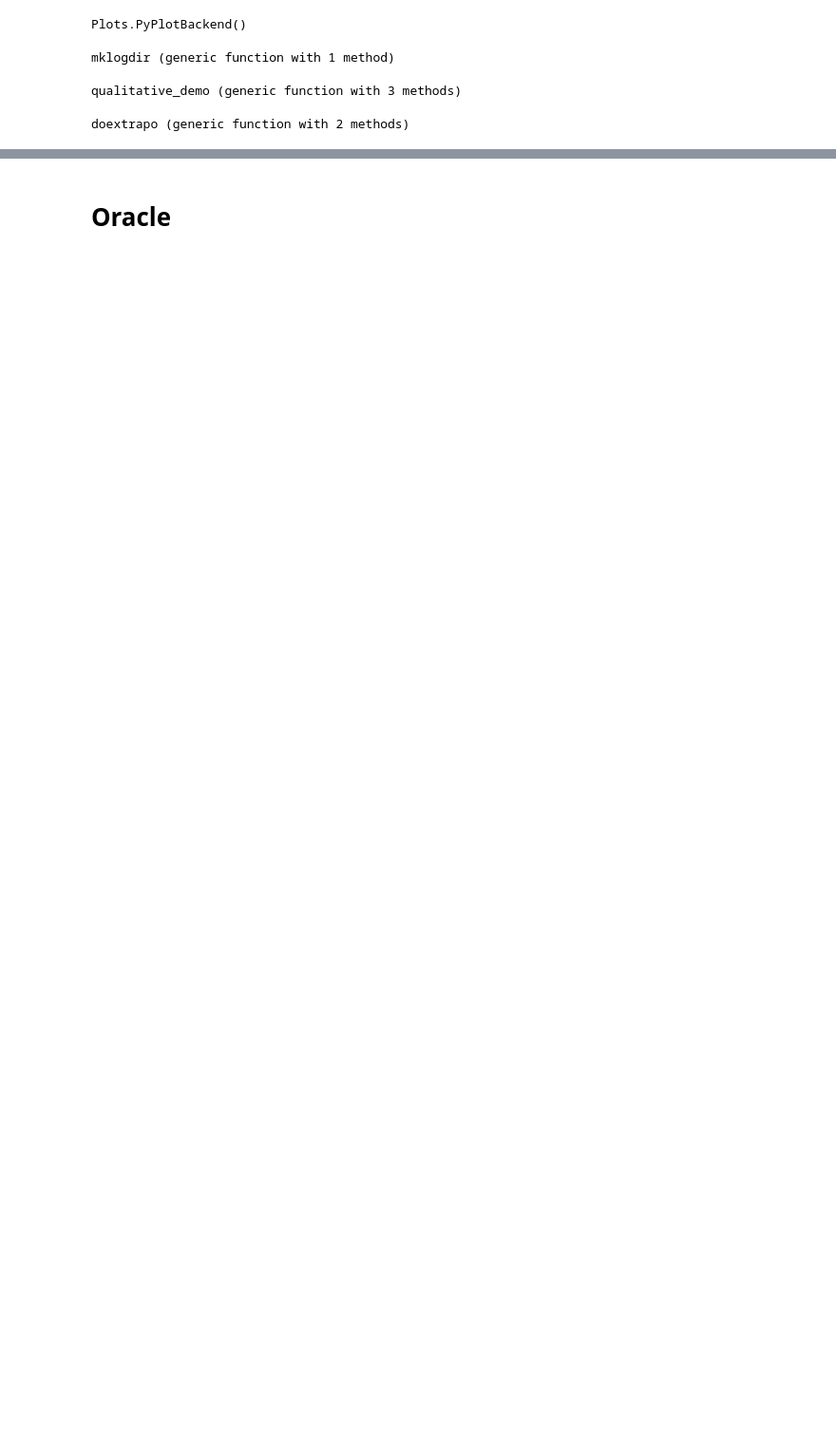
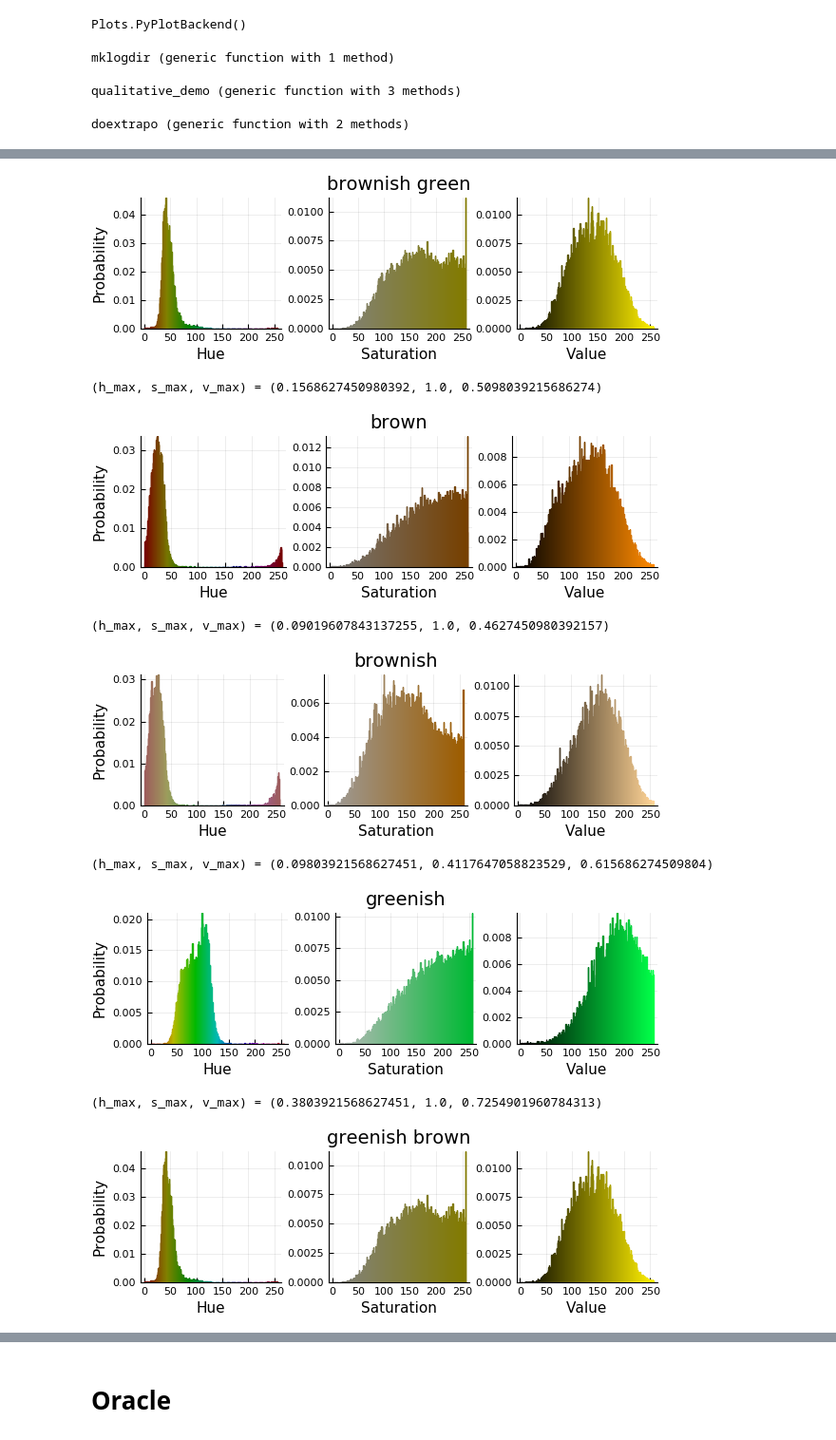
Before and after one commit to oxinabox/ColoringNames.jl, a Jupyter notebook: expr/round2/DistEst.ipynb, the cells around one changed output, grey strips where cells are left out. Shown at 95% size. Drawn from its saved outputs; the diff is of its cells as text; code cells hidden in the pictures; blank space fills up the shorter version.

```diff
--- a/expr/round2/DistEst.ipynb
+++ b/expr/round2/DistEst.ipynb
@@ -56,10 +56,13 @@ function qualitative_demo(mdl, do_oov=true;
 
         demofun(mdl, "grey")
         do_oov && demofun(mdl, "Gray")
+        do_oov && demofun(mdl, "Purple")
+        do_oov && demofun(mdl, "Brown")
         do_oov && demofun(mdl, "gray")
         do_oov && demofun(mdl, "grey")
         do_oov && demofun(mdl, "Green")
-
+        do_oov && demofun(mdl,  "brownish Green")
+        do_oov && demofun(mdl,  "bluish gray")
 
 
         do_oov && demofun(mdl,  "ish")
@@ -202,0 +246,2 @@ INFO: SOWE
+# %%
+mdl = TermToColorDistributionSOWE(enc, word_embs; n_steps=size(full_data.train.terms_padded,1))
@@ -202,0 +255,13 @@ INFO: SOWE
+# %%
+qualitative_demo(mdl)
+    #demofun = get_saveplot("SOWE"))
+# %% [output]
+[figure, added]
+(h_max, s_max, v_max) = (0.1568627450980392, 1.0, 0.5098039215686274)
+[figure, added]
+(h_max, s_max, v_max) = (0.09019607843137255, 1.0, 0.4627450980392157)
+[figure, added]
+(h_max, s_max, v_max) = (0.09803921568627451, 0.4117647058823529, 0.615686274509804)
+[figure, added]
+(h_max, s_max, v_max) = (0.3803921568627451, 1.0, 0.7254901960784313)
+[figure, added]
```
Also changed, not shown: parts of 8 cells of this notebook, 1 other file.
